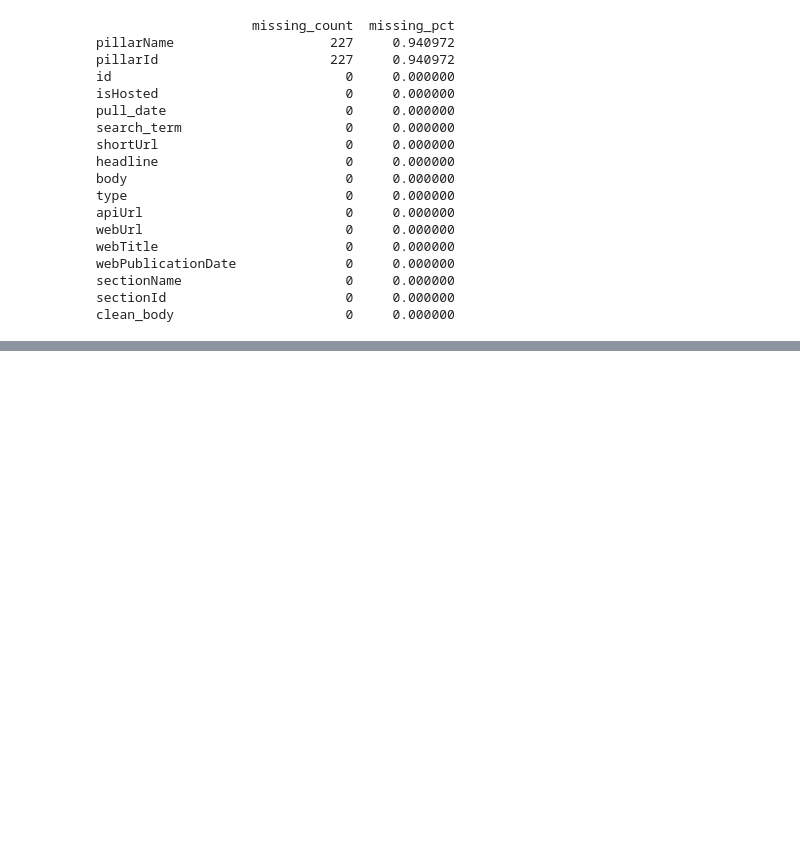
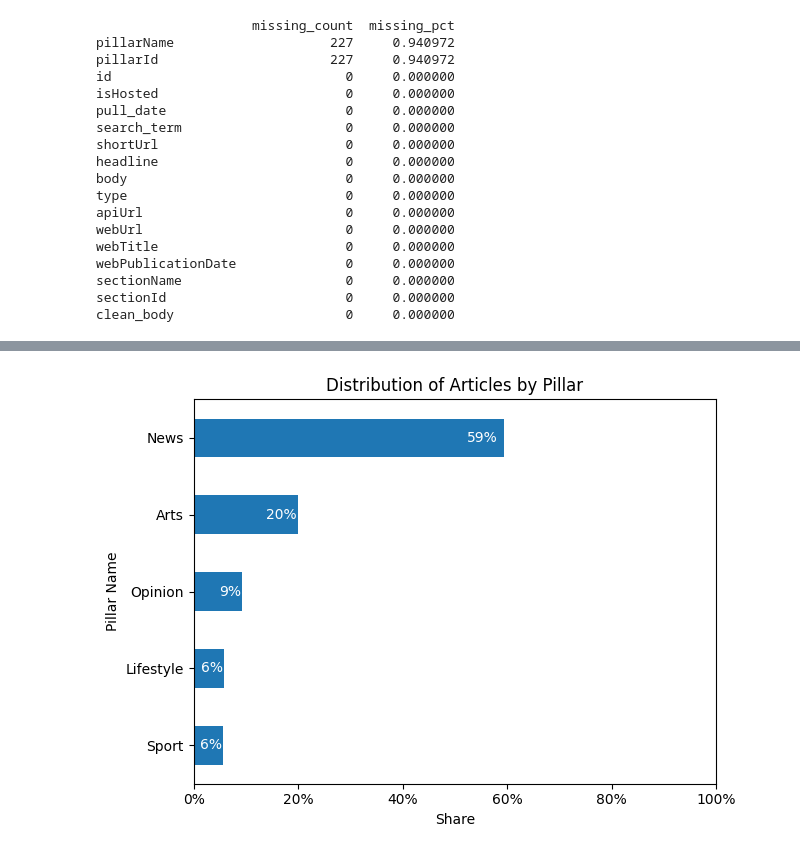
Before and after one commit to PeterdeGuzman/RAGuardianNews, a Jupyter notebook: eda/metadata_analysis.ipynb, the cells around one changed output, grey strips where cells are left out. Saved outputs shown, nothing was run; the diff lists cells and outputs as text; code cells hidden in the pictures; blank space fills up the shorter version.

Commit message:
updating metadata analysis plots

```diff
--- a/eda/metadata_analysis.ipynb
+++ b/eda/metadata_analysis.ipynb
@@ -53,0 +105,37 @@ clean_body                      0     0.000000
+# %%
+import matplotlib.pyplot as plt
+import matplotlib.ticker as mtick
+
+# Calculate shares
+shares = df["pillarName"].value_counts(normalize=True, dropna=True)
+
+# Sort for horizontal bar chart
+shares = shares.sort_values()
+
+plt.figure()
+ax = shares.plot(kind="barh")
+
+plt.xlabel("Share")
+plt.ylabel("Pillar Name")
+plt.title("Distribution of Articles by Pillar")
+
+
+# data labels
+for i, v in enumerate(shares):
+    ax.text(
+        v * 0.98,
+        i,
+        f"{v:.0%}",
+        va="center",
+        ha="right",
+        color="white",
+    )
+
+plt.tight_layout()
+# fixing a axis labels and limits
+ax.xaxis.set_major_formatter(mtick.PercentFormatter(xmax=1))
+ax.set_xlim(0, 1)
+
+plt.show()
+# %% [output]
+[figure, added]
```
Also changed, not shown: parts of 5 cells of this notebook, 3 other files.
